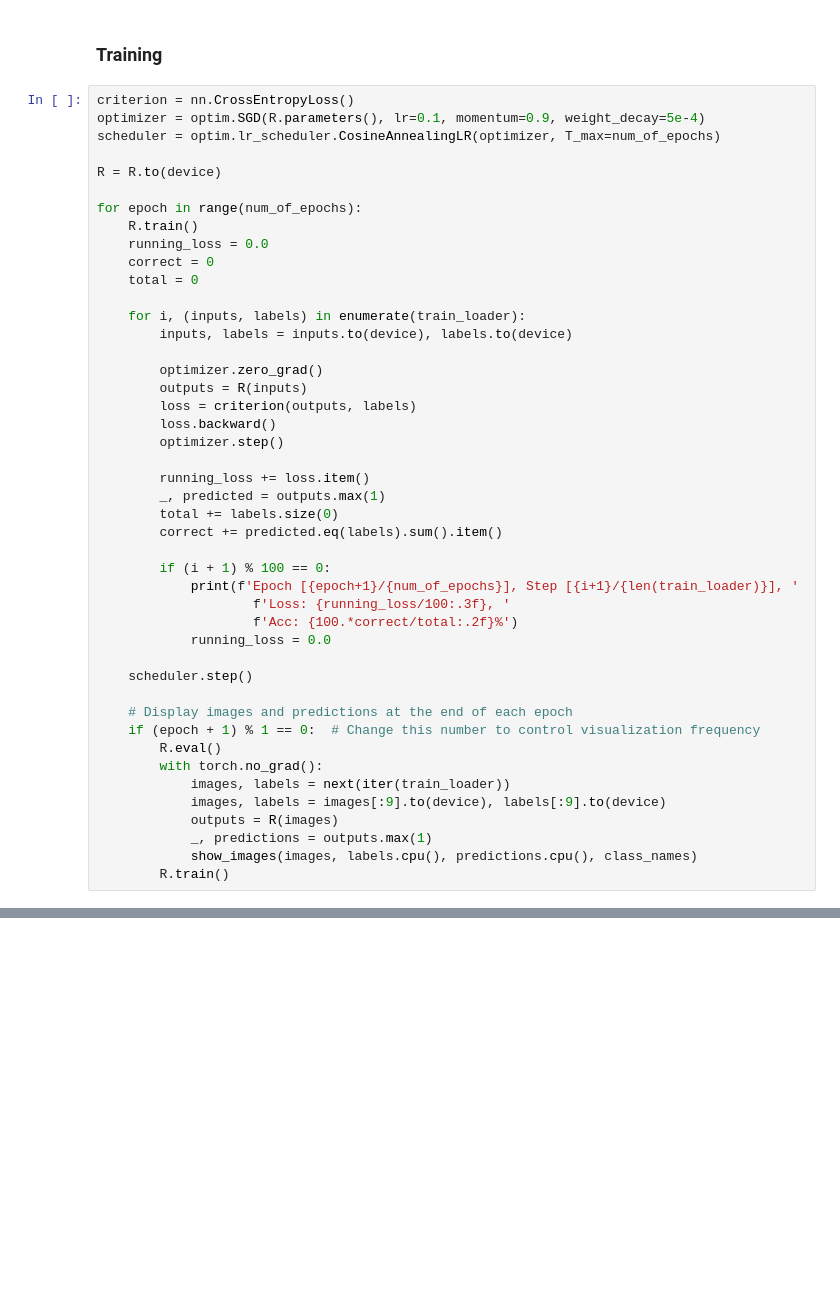
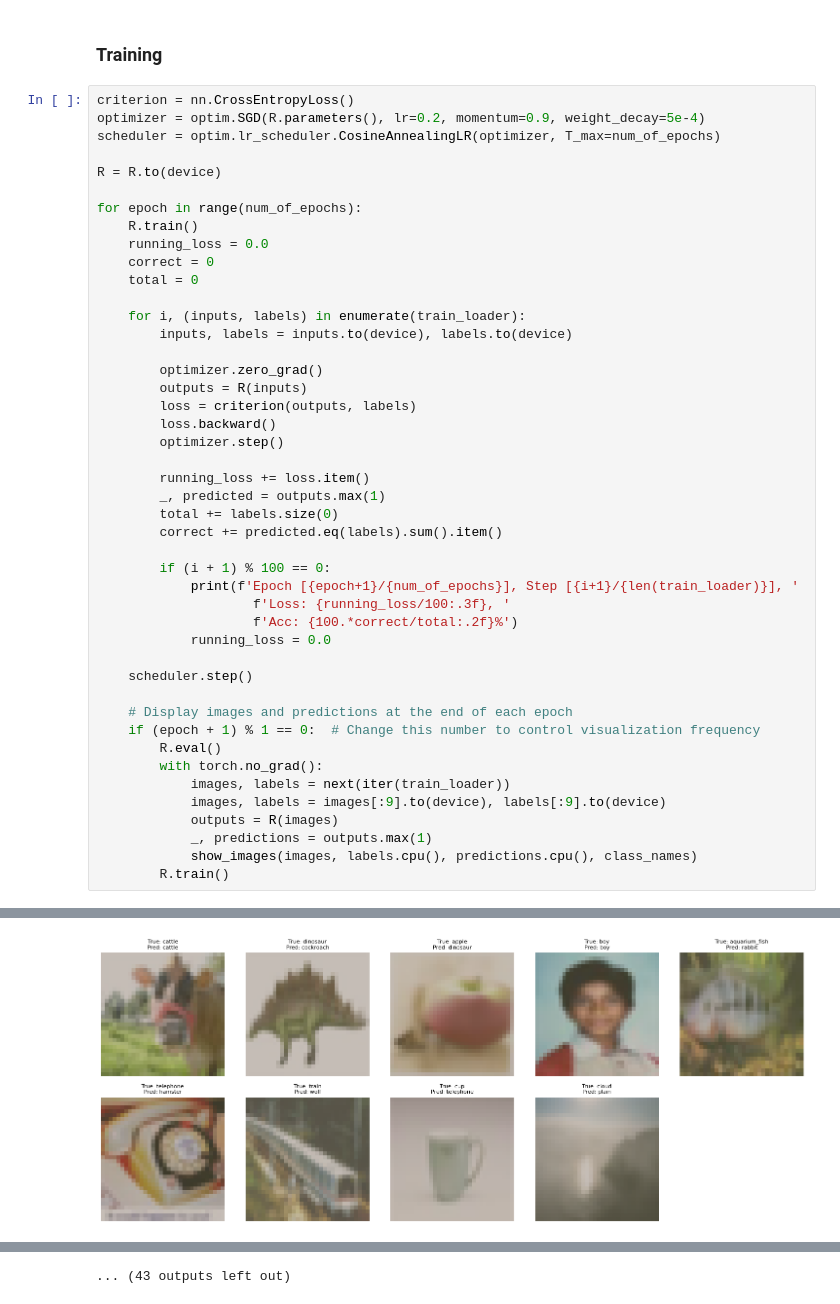
Before and after one commit to billy1479/DeepLearningCoursework, a Jupyter notebook: GAN/resnet.ipynb, the cells around one changed output, grey strips where cells are left out. Saved outputs shown, nothing was run; the diff lists cells and outputs as text; blank space fills up the shorter version.

Commit message:
Models are working better
Need to reduce parameter count for discriminative and GAN - need to improve GAN

```diff
--- a/GAN/resnet.ipynb
+++ b/GAN/resnet.ipynb
@@ -159,7 +167,7 @@ Number of parameters in ResNet:  11220132
 ### Training
 # %%
 criterion = nn.CrossEntropyLoss()
-optimizer = optim.SGD(R.parameters(), lr=0.1, momentum=0.9, weight_decay=5e-4)
+optimizer = optim.SGD(R.parameters(), lr=0.2, momentum=0.9, weight_decay=5e-4)
 scheduler = optim.lr_scheduler.CosineAnnealingLR(optimizer, T_max=num_of_epochs)
 
 R = R.to(device)
@@ -202,3 +210,4 @@ for epoch in range(num_of_epochs):
             _, predictions = outputs.max(1)
             show_images(images, labels.cpu(), predictions.cpu(), class_names)
         R.train()
+# %% [output]
@@ -204,0 +221 @@ for epoch in range(num_of_epochs):
+[figure, added]
@@ -204,0 +262 @@ for epoch in range(num_of_epochs):
+... (43 outputs left out)
```
Also changed, not shown: parts of 3 cells of this notebook, 6 other files.
